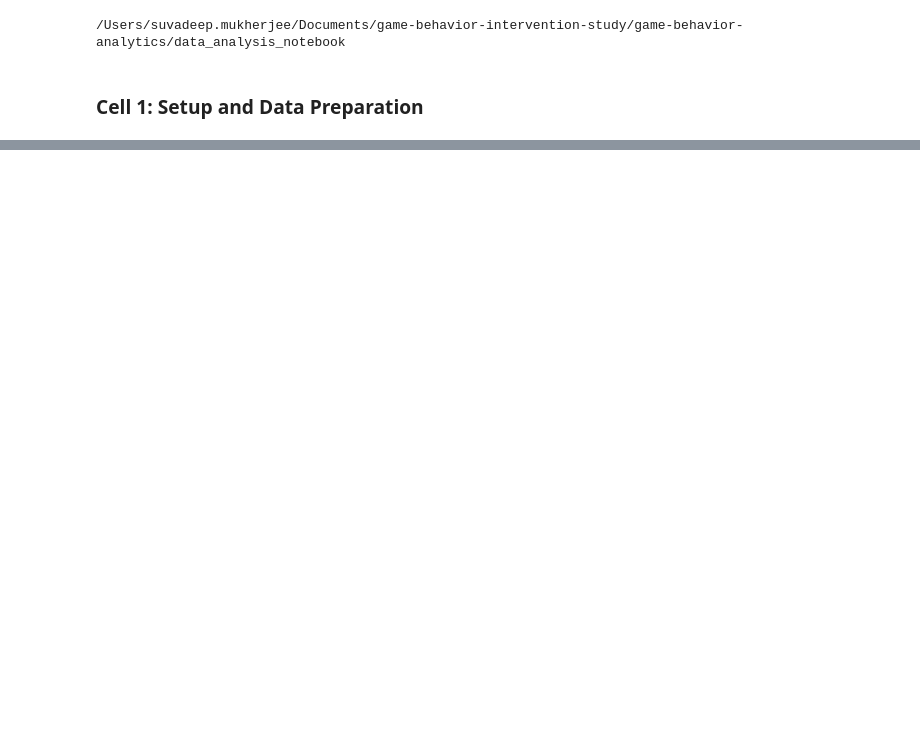
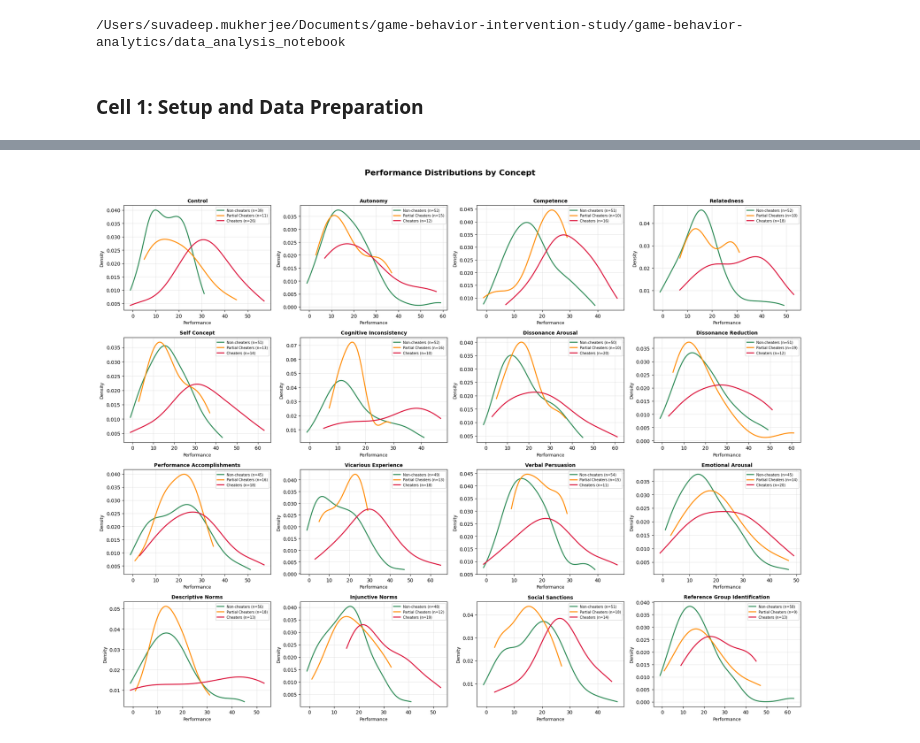
Before and after one commit to svdpmukherjee/game-behavior-intervention-study, a Jupyter notebook: game-behavior-analytics/data_analysis_notebook/analysis.ipynb, the cells around one changed output, grey strips where cells are left out. Saved outputs shown, nothing was run; the diff lists cells and outputs as text; code cells hidden in the pictures; blank space fills up the shorter version.

```diff
--- a/game-behavior-analytics/data_analysis_notebook/analysis.ipynb
+++ b/game-behavior-analytics/data_analysis_notebook/analysis.ipynb
@@ -1827,0 +19,80 @@ All research questions answered with full Bayesian uncertainty quantification
+# %%
+# ============================================================================
+# DATA PREPARATION
+# ============================================================================
+
+# Load data
+df = pd.read_csv("../data/final_dataset.csv")
+
+# Create categorical cheating behavior variable
+def cheating_behavior(cheating_rate):
+    if cheating_rate == 0:
+        return 0  # Non-cheater
+    elif cheating_rate == 1:
+        return 2  # Full cheater
+    else:
+        return 1  # Partial cheater
+
+df["cheating_behavior"] = df["cheating_rate_main_round"].apply(cheating_behavior)
+df["experience"] = (df["task_satisfaction"] + df["task_engagement"]) / 2
+df["performance"] = df["performance_score_including_cheated_words"]
+# %%
+# =======================================================================================
+# PLOTTING OF PERFORMANCE AND EXPERIENCE DISTRIBUTIONS PER CHEATING CATEGORY AND CONCEPT
+# =======================================================================================
+
+concept_order = ["control", "autonomy", "competence", "relatedness", "self_concept",
+                "cognitive_inconsistency", "dissonance_arousal", "dissonance_reduction",
+                "performance_accomplishments", "vicarious_experience", "verbal_persuasion",
+                "emotional_arousal", "descriptive_norms", "injunctive_norms",
+                "social_sanctions", "reference_group_identification"]
+
+cheating_labels = {0: 'Non-cheaters', 1: 'Partial Cheaters', 2: 'Cheaters'}
+colors = ['#2E8B57', '#FF8C00', '#DC143C']
+
+def plot_kde(ax, data, title, variable):
+    for j, cheat_cat in enumerate([0, 1, 2]):
+        subset = data[data['cheating_behavior'] == cheat_cat]
+        values = subset[variable].dropna()
+        if len(values) > 1:
+            kde = stats.gaussian_kde(values)
+            x_range = np.linspace(values.min() - 1, values.max() + 1, 200)
+            ax.plot(x_range, kde(x_range), color=colors[j], linewidth=2,
+                    label=f'{cheating_labels[cheat_cat]} (n={len(values)})')
+    ax.set_title(title, fontsize=10, fontweight='bold')
+    ax.set_xlabel(variable.title(), fontsize=9)
+    ax.set_ylabel('Density', fontsize=9)
+    ax.grid(True, alpha=0.3)
+    ax.legend(fontsize=7)
+
+# --- Performance plots ---
+
+fig_perf, axes_perf = plt.subplots(4, 4, figsize=(20, 16))
+fig_perf.suptitle('Performance Distributions by Concept', fontsize=16, fontweight='bold')
+
+for i, concept in enumerate(concept_order):
+    row, col = divmod(i, 4)
+    ax = axes_perf[row, col]
+    concept_data = df[df['concept'] == concept]
+    concept_title = concept.replace("_", " ").title()
+    plot_kde(ax, concept_data, concept_title, 'performance')
+
+plt.tight_layout(rect=[0, 0, 1, 0.96])
+plt.show()
+
+# --- Experience plots ---
+
+fig_exp, axes_exp = plt.subplots(4, 4, figsize=(20, 16))
+fig_exp.suptitle('Experience Distributions by Concept', fontsize=16, fontweight='bold')
+
+for i, concept in enumerate(concept_order):
+    row, col = divmod(i, 4)
+    ax = axes_exp[row, col]
+    concept_data = df[df['concept'] == concept]
+    concept_title = concept.replace("_", " ").title()
+    plot_kde(ax, concept_data, concept_title, 'experience')
+
+plt.tight_layout(rect=[0, 0, 1, 0.96])
+plt.show()
+# %% [output]
+[figure, added]
```
Also changed, not shown: parts of 45 cells of this notebook.
